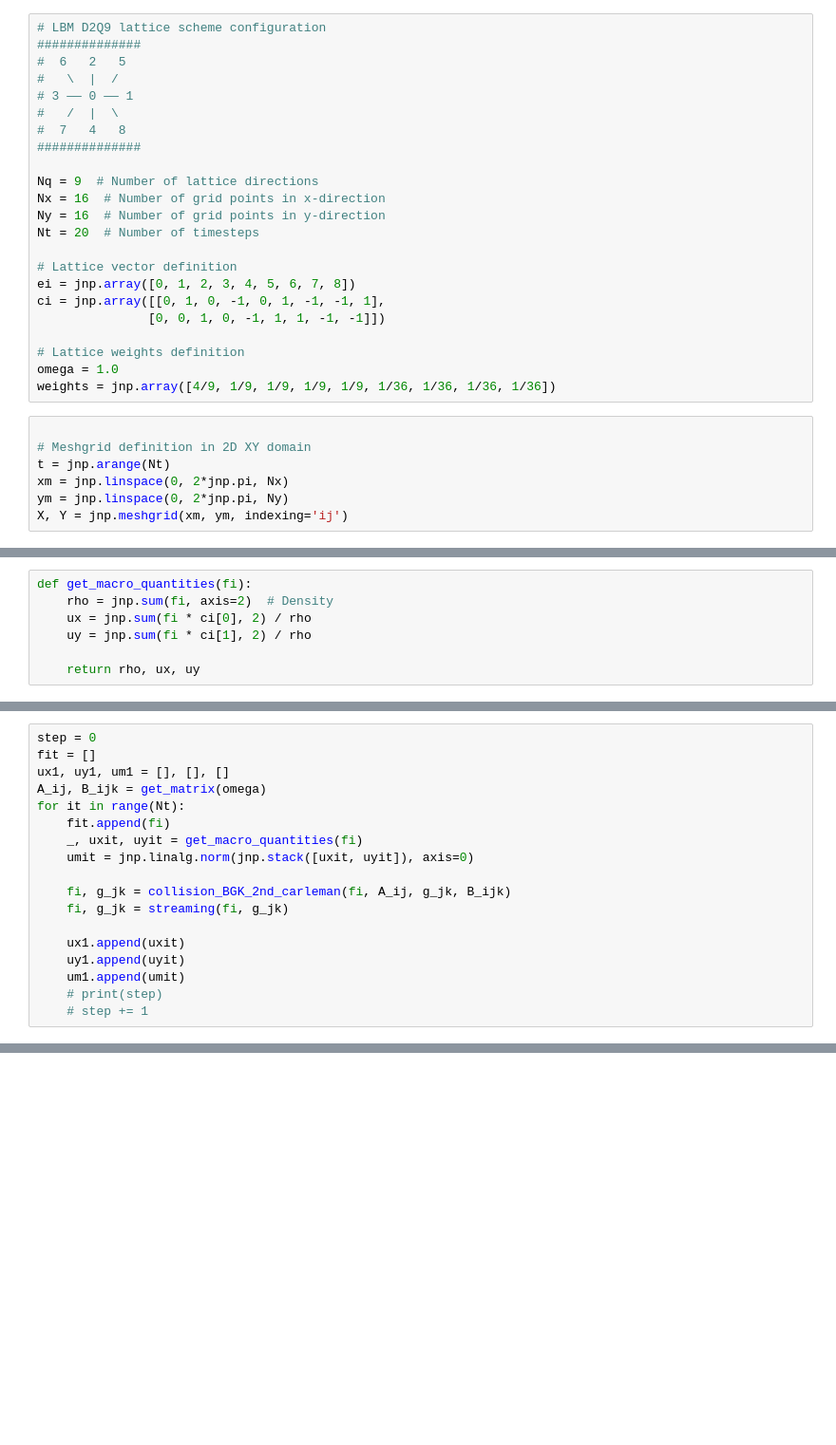
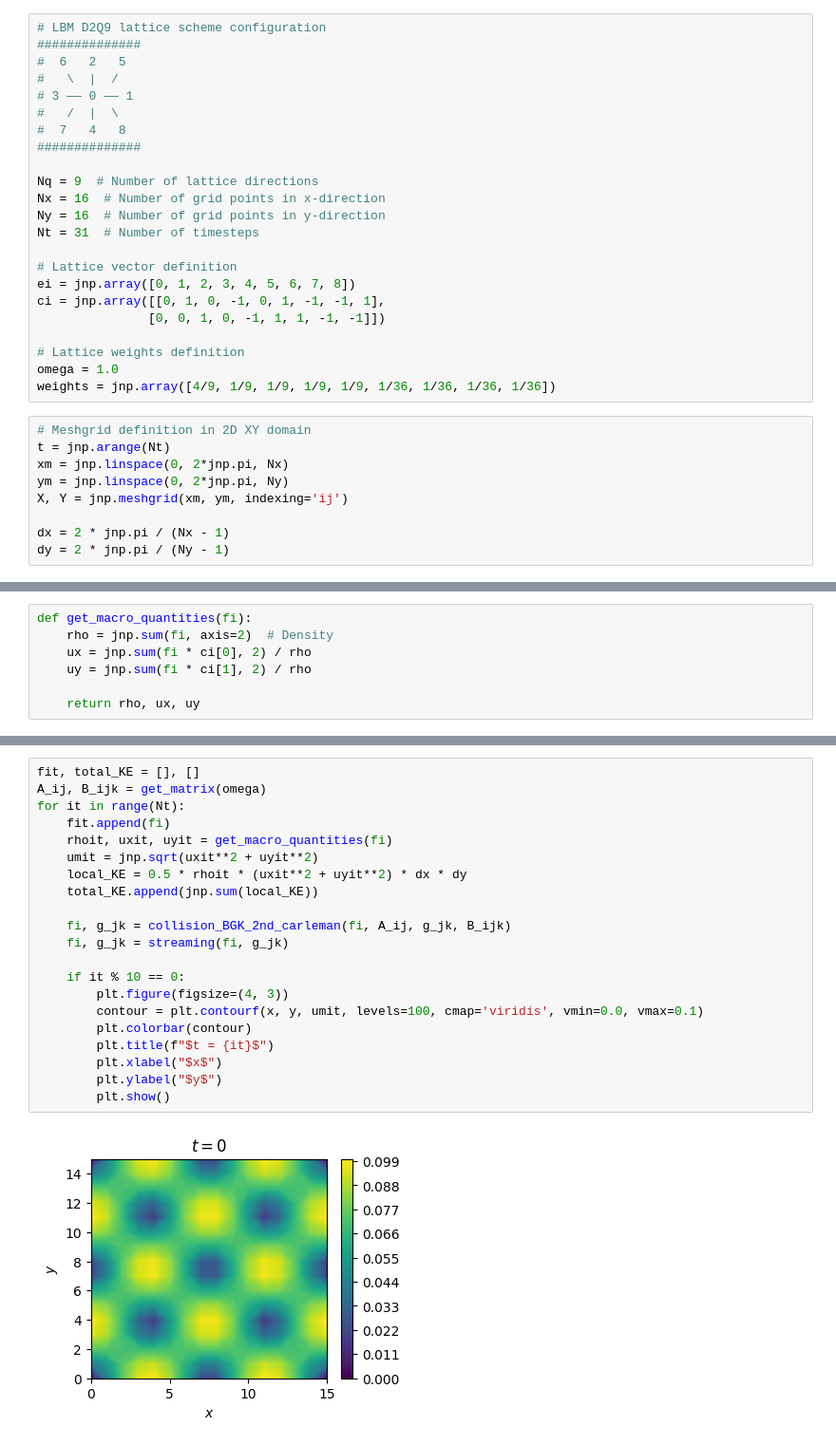
Before and after one commit to Harmon9802/QuantumLBM, a Jupyter notebook: classical_taylor/Taylor_green_2nd CL.ipynb, the cells around one changed output, grey strips where cells are left out. Shown at 95% size. Cells and saved outputs as stored; diff of their text form; blank space fills up the shorter version.

```diff
--- a/classical_taylor/Taylor_green_2nd CL.ipynb
+++ b/classical_taylor/Taylor_green_2nd CL.ipynb
@@ -16,7 +14,7 @@ from matplotlib.animation import FuncAnimation
 Nq = 9  # Number of lattice directions
 Nx = 16  # Number of grid points in x-direction
 Ny = 16  # Number of grid points in y-direction
-Nt = 20  # Number of timesteps
+Nt = 31  # Number of timesteps
 
 # Lattice vector definition
 ei = jnp.array([0, 1, 2, 3, 4, 5, 6, 7, 8])
@@ -27,12 +25,14 @@ ci = jnp.array([[0, 1, 0, -1, 0, 1, -1, -1, 1],
 omega = 1.0
 weights = jnp.array([4/9, 1/9, 1/9, 1/9, 1/9, 1/36, 1/36, 1/36, 1/36])
 # %%
-
 # Meshgrid definition in 2D XY domain
 t = jnp.arange(Nt)
 xm = jnp.linspace(0, 2*jnp.pi, Nx)
 ym = jnp.linspace(0, 2*jnp.pi, Ny)
 X, Y = jnp.meshgrid(xm, ym, indexing='ij')
+
+dx = 2 * jnp.pi / (Nx - 1)
+dy = 2 * jnp.pi / (Ny - 1)
 # %%
 # Density initialization
 rho = jnp.full((Nx, Ny), 1.0)
@@ -130,18 +115,0 @@ plt.show()
-# %%
-step = 0
-fit = []
-ux1, uy1, um1 = [], [], []
-A_ij, B_ijk = get_matrix(omega)
-for it in range(Nt):
-    fit.append(fi)
-    _, uxit, uyit = get_macro_quantities(fi)
-    umit = jnp.linalg.norm(jnp.stack([uxit, uyit]), axis=0)
-
-    fi, g_jk = collision_BGK_2nd_carleman(fi, A_ij, g_jk, B_ijk)
-    fi, g_jk = streaming(fi, g_jk)
-
-    ux1.append(uxit)
-    uy1.append(uyit)
-    um1.append(umit)
-    # print(step)
-    # step += 1
@@ -188,0 +116,23 @@ plt.show()
+# %%
+fit, total_KE = [], []
+A_ij, B_ijk = get_matrix(omega)
+for it in range(Nt):
+    fit.append(fi)
+    rhoit, uxit, uyit = get_macro_quantities(fi)
+    umit = jnp.sqrt(uxit**2 + uyit**2)
+    local_KE = 0.5 * rhoit * (uxit**2 + uyit**2) * dx * dy
+    total_KE.append(jnp.sum(local_KE))
+
+    fi, g_jk = collision_BGK_2nd_carleman(fi, A_ij, g_jk, B_ijk)
+    fi, g_jk = streaming(fi, g_jk)
+
+    if it % 10 == 0:
+        plt.figure(figsize=(4, 3))
+        contour = plt.contourf(x, y, umit, levels=100, cmap='viridis', vmin=0.0, vmax=0.1)
+        plt.colorbar(contour)
+        plt.title(f"$t = {it}$")
+        plt.xlabel("$x$")
+        plt.ylabel("$y$")
+        plt.show()
+# %% [output]
+[figure, added]
```
Also changed, not shown: parts of 5 cells of this notebook, 11 other files.
